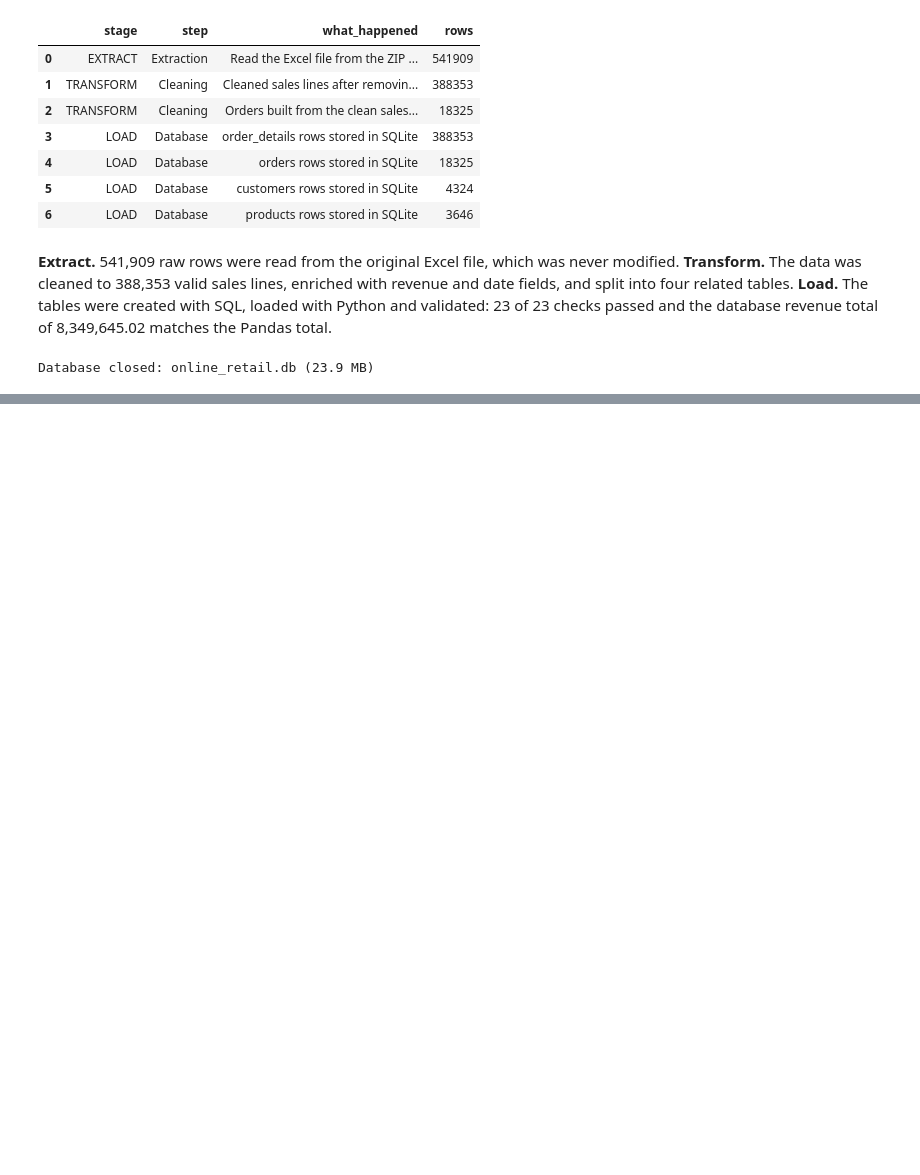
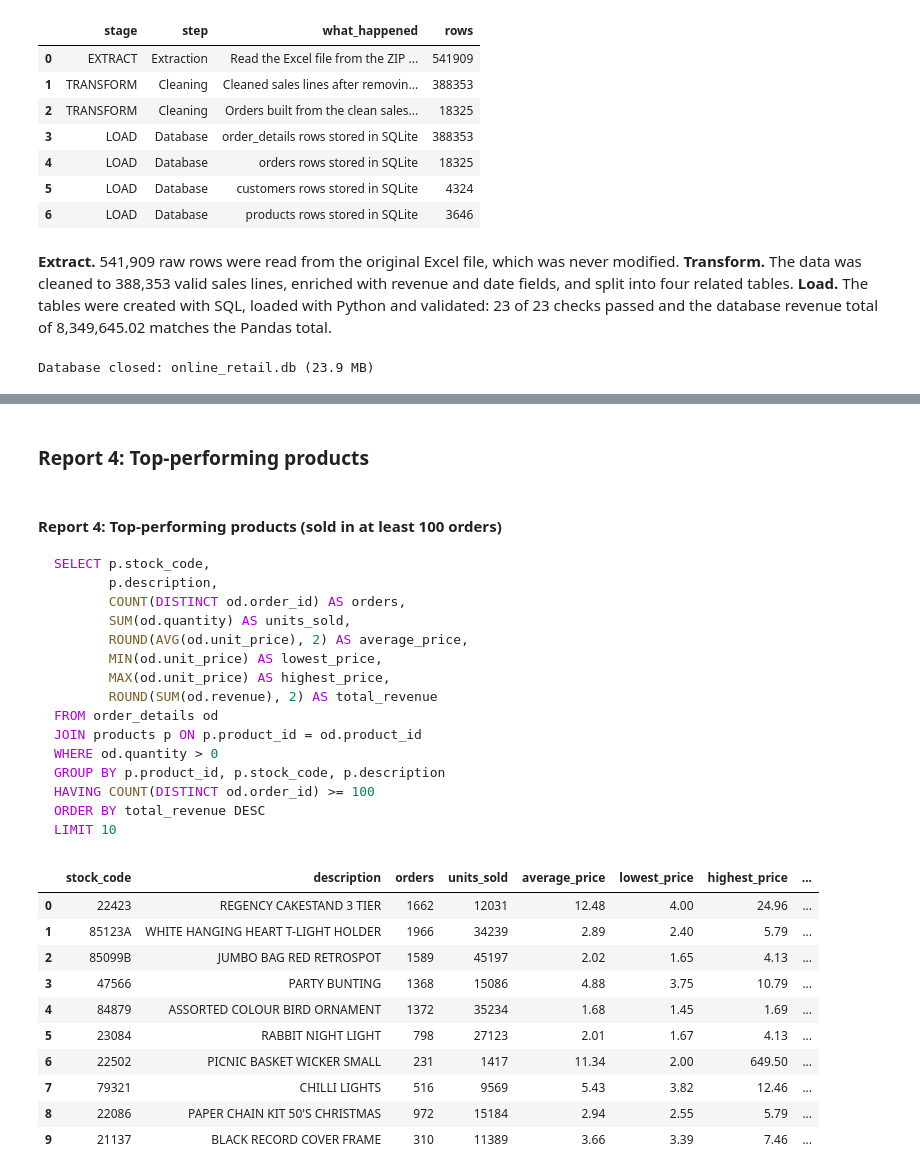
Before and after one commit to Sadveek/Data_python, a Jupyter notebook: Project_Retail.ipynb, the cells around one changed output, grey strips where cells are left out. Saved outputs shown, nothing was run; the diff lists cells and outputs as text; code cells hidden in the pictures; blank space fills up the shorter version.

````diff
--- a/Project_Retail.ipynb
+++ b/Project_Retail.ipynb
@@ -2868,0 +2933,22 @@ Loaded Database
+# %%
+executed_reports = {}
+figures_created = []
+
+
+def run_report(number, title, sql):
+    sql = sql.strip()
+    display(Markdown(f"#### Report {number}: {title}\n\n```sql\n{sql}\n```"))
+    result = pd.read_sql_query(sql, connection)
+    executed_reports[f"Report {number}: {title}"] = sql
+    return result
+
+
+def show_figure(figure):
+    figures_created.append(figure.layout.title.text)
+    figure.show()
+
+
+total_revenue = connection.execute("SELECT SUM(revenue) FROM order_details").fetchone()[0]
+first_order, last_order = connection.execute("SELECT MIN(order_date), MAX(order_date) FROM orders").fetchone()
+print("Total revenue in the database:", f"{total_revenue:,.2f}")
+print("Order dates range from", first_order, "to", last_order)
@@ -2868,0 +3120,52 @@ Loaded Database
+# %% [markdown]
+### Report 4: Top-performing products
+# %%
+report_4 = run_report(4, "Top-performing products (sold in at least 100 orders)", """
+SELECT p.stock_code,
+       p.description,
+       COUNT(DISTINCT od.order_id) AS orders,
+       SUM(od.quantity) AS units_sold,
+       ROUND(AVG(od.unit_price), 2) AS average_price,
+       MIN(od.unit_price) AS lowest_price,
+       MAX(od.unit_price) AS highest_price,
+       ROUND(SUM(od.revenue), 2) AS total_revenue
+FROM order_details od
+JOIN products p ON p.product_id = od.product_id
+WHERE od.quantity > 0
+GROUP BY p.product_id, p.stock_code, p.description
+HAVING COUNT(DISTINCT od.order_id) >= 100
+ORDER BY total_revenue DESC
+LIMIT 10
+""")
+report_4
+# %% [output]
+#### Report 4: Top-performing products (sold in at least 100 orders)
+
+```sql
+SELECT p.stock_code,
+       p.description,
+       COUNT(DISTINCT od.order_id) AS orders,
+       SUM(od.quantity) AS units_sold,
+       ROUND(AVG(od.unit_price), 2) AS average_price,
+       MIN(od.unit_price) AS lowest_price,
+       MAX(od.unit_price) AS highest_price,
+       ROUND(SUM(od.revenue), 2) AS total_revenue
+FROM order_details od
+JOIN products p ON p.product_id = od.product_id
+WHERE od.quantity > 0
+GROUP BY p.product_id, p.stock_code, p.description
+HAVING COUNT(DISTINCT od.order_id) >= 100
+ORDER BY total_revenue DESC
+LIMIT 10
+```
+|  | stock_code | description | orders | units_sold | average_price | lowest_price | highest_price | ... |
+| 0 | 22423 | REGENCY CAKESTAND 3 TIER | 1662 | 12031 | 12.48 | 4.00 | 24.96 | ... |
+| 1 | 85123A | WHITE HANGING HEART T-LIGHT HOLDER | 1966 | 34239 | 2.89 | 2.40 | 5.79 | ... |
+| 2 | 85099B | JUMBO BAG RED RETROSPOT | 1589 | 45197 | 2.02 | 1.65 | 4.13 | ... |
+| 3 | 47566 | PARTY BUNTING | 1368 | 15086 | 4.88 | 3.75 | 10.79 | ... |
+| 4 | 84879 | ASSORTED COLOUR BIRD ORNAMENT | 1372 | 35234 | 1.68 | 1.45 | 1.69 | ... |
+| 5 | 23084 | RABBIT NIGHT LIGHT | 798 | 27123 | 2.01 | 1.67 | 4.13 | ... |
+| 6 | 22502 | PICNIC BASKET WICKER SMALL | 231 | 1417 | 11.34 | 2.00 | 649.50 | ... |
+| 7 | 79321 | CHILLI LIGHTS | 516 | 9569 | 5.43 | 3.82 | 12.46 | ... |
+| 8 | 22086 | PAPER CHAIN KIT 50'S CHRISTMAS | 972 | 15184 | 2.94 | 2.55 | 5.79 | ... |
+| 9 | 21137 | BLACK RECORD COVER FRAME | 310 | 11389 | 3.66 | 3.39 | 7.46 | ... |
````
Also changed, not shown: parts of 75 cells of this notebook.
